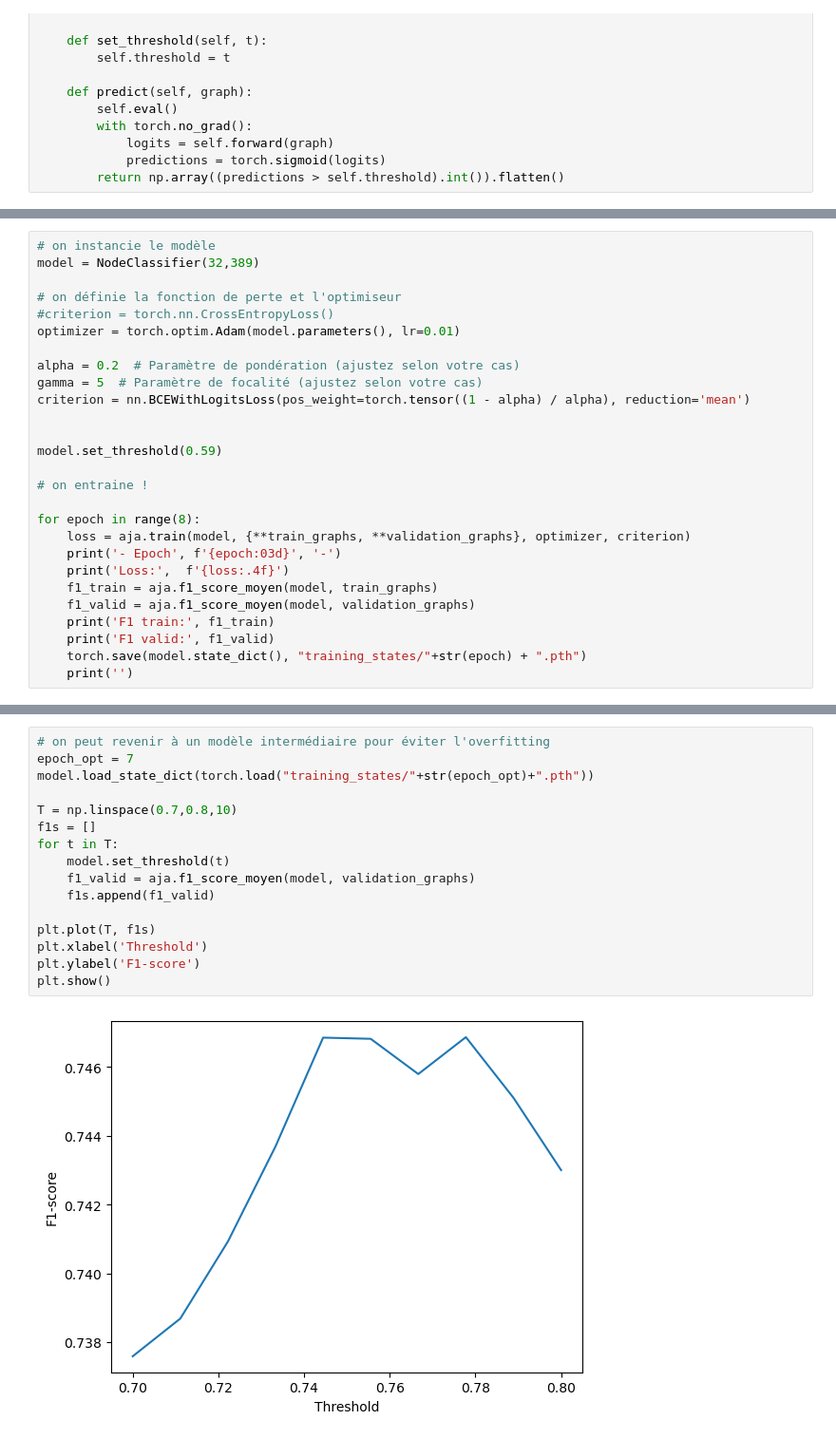
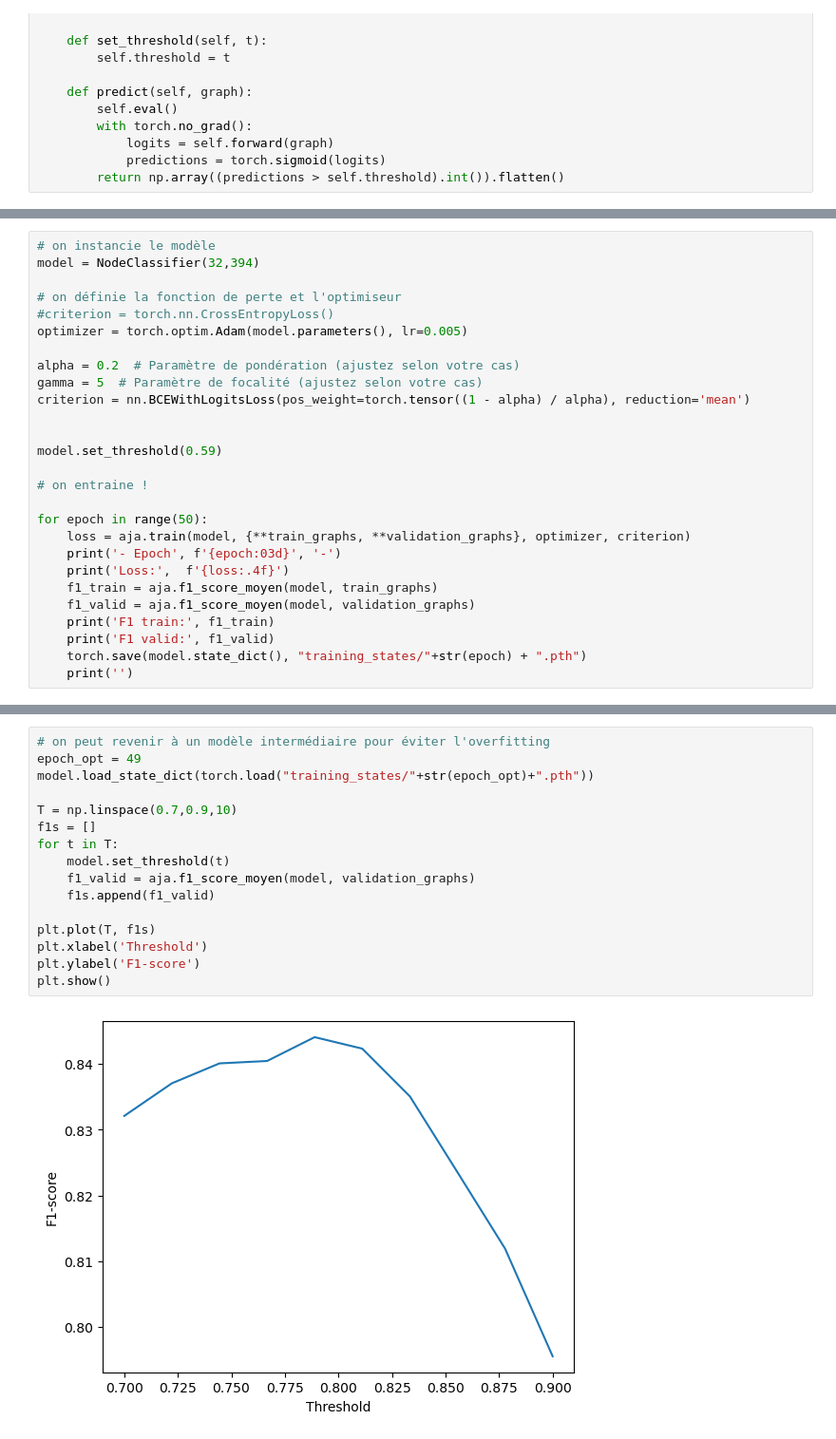
Before and after one commit to juliencollard2001/INF554-AJA, a Jupyter notebook: Alice/complex_NN_alice.ipynb, the cells around one changed output, grey strips where cells are left out. Shown at 95% size. Cells and saved outputs as stored; diff of their text form.

```diff
--- a/Alice/complex_NN_alice.ipynb
+++ b/Alice/complex_NN_alice.ipynb
@@ -150,10 +199,10 @@ train_graphs
 # %%
 # on instancie le modèle
-model = NodeClassifier(32,389)
+model = NodeClassifier(32,394)
 
 # on définie la fonction de perte et l'optimiseur
 #criterion = torch.nn.CrossEntropyLoss()
-optimizer = torch.optim.Adam(model.parameters(), lr=0.01)
+optimizer = torch.optim.Adam(model.parameters(), lr=0.005)
 
 alpha = 0.2  # Paramètre de pondération (ajustez selon votre cas)
 gamma = 5  # Paramètre de focalité (ajustez selon votre cas)
@@ -164,7 +213,7 @@ model.set_threshold(0.59)
 
 # on entraine !
 
-for epoch in range(8):
+for epoch in range(50):
     loss = aja.train(model, {**train_graphs, **validation_graphs}, optimizer, criterion)
     print('- Epoch', f'{epoch:03d}', '-')
     print('Loss:',  f'{loss:.4f}')
@@ -195,20 +244,20 @@ F1 valid: 0.7094511339853579
 # %%
 # on peut revenir à un modèle intermédiaire pour éviter l'overfitting
-epoch_opt = 7
+epoch_opt = 49
 model.load_state_dict(torch.load("training_states/"+str(epoch_opt)+".pth"))
 
-T = np.linspace(0.7,0.8,10)
+T = np.linspace(0.7,0.9,10)
 f1s = []
 for t in T:
     model.set_threshold(t)
     f1_valid = aja.f1_score_moyen(model, validation_graphs)
     f1s.append(f1_valid)
 
 plt.plot(T, f1s)
 plt.xlabel('Threshold')
 plt.ylabel('F1-score')
 plt.show()
 # %% [output]
-[figure, old version]
+[figure, new version]
 # %%
 # quand on est content on fait une submission !
```
Also changed, not shown: parts of 8 cells of this notebook, 53 other files.
